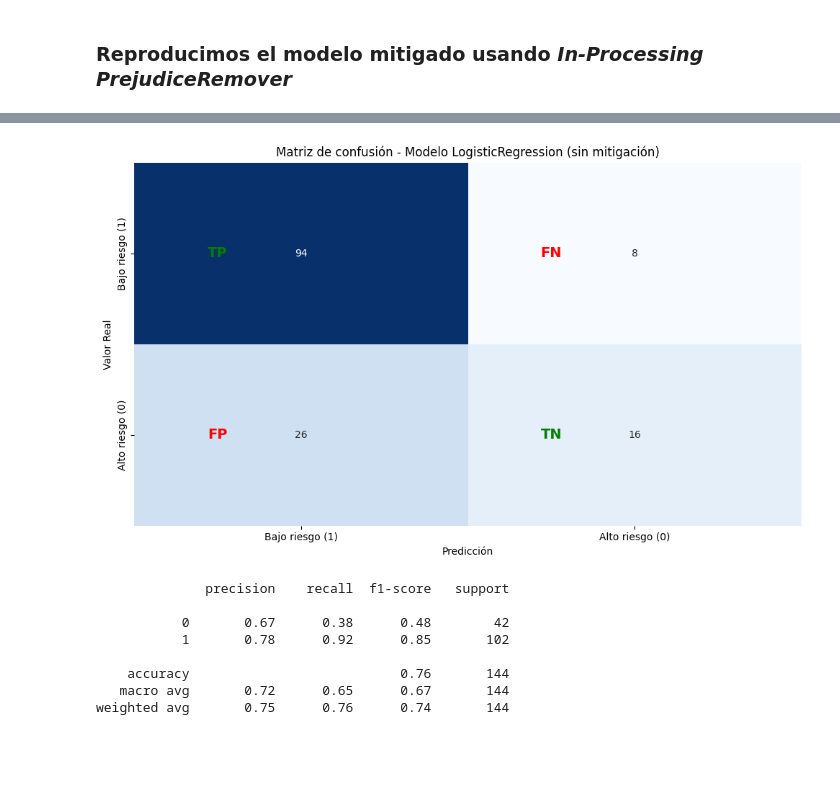
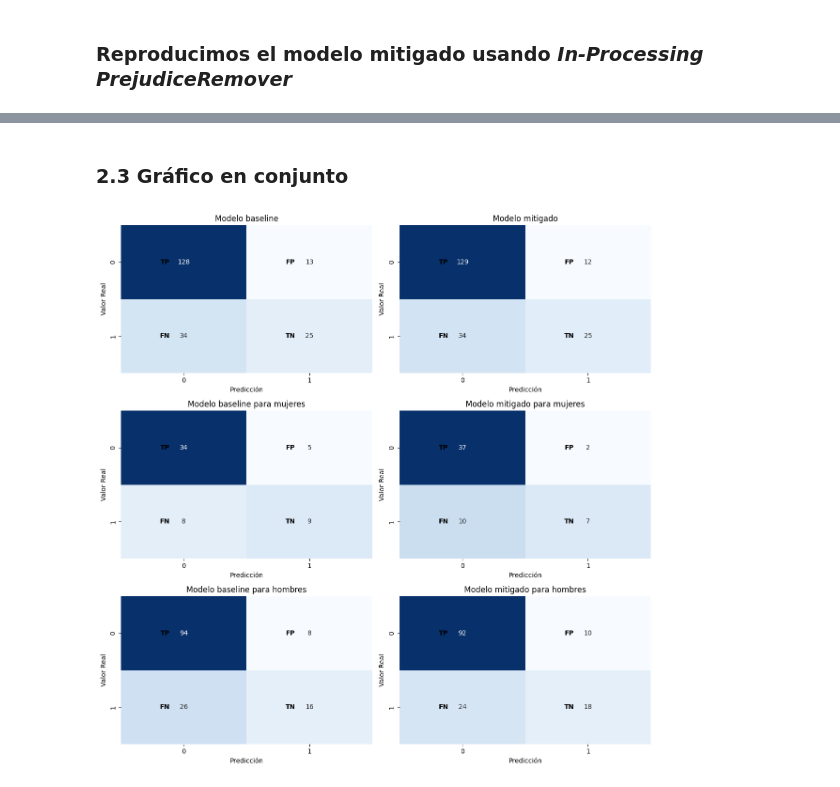
Before and after one commit to Gerardo1909/tpfinal_equidad, a Jupyter notebook: tp_final_fairness_ML/notebooks/06_evaluacion_final_fairness.ipynb, the cells around one changed output, grey strips where cells are left out. Saved outputs shown, nothing was run; the diff lists cells and outputs as text; code cells hidden in the pictures; blank space fills up the shorter version.

Commit message:
cleanup y mejora del gráfico de las matrices de confusión

```diff
--- a/tp_final_fairness_ML/notebooks/06_evaluacion_final_fairness.ipynb
+++ b/tp_final_fairness_ML/notebooks/06_evaluacion_final_fairness.ipynb
@@ -115,32 +142,39 @@ y_mitigated_pred_test = mitigator.predict(X_test, group_a_test, group_b_test)
 idx_group_0 = y_test.index[y_test.index.isin(idx_test) & (group_a_test == False)]
 idx_group_1 = y_test.index[y_test.index.isin(idx_test) & (group_a_test == True)]
 y_test_female = y_test.loc[idx_group_0]
+y_test_male = y_test.loc[idx_group_1]
 y_pred_test_female = y_pred_test[[i for i, idx in enumerate(idx_test) if idx in idx_group_0]]
-y_test_male = y_test.loc[idx_group_1]
 y_pred_test_male = y_pred_test[[i for i, idx in enumerate(idx_test) if idx in idx_group_1]]
 y_mitigated_pred_test_female = y_mitigated_pred_test[[i for i, idx in enumerate(idx_test) if idx in idx_group_0]]
 y_mitigated_pred_test_male = y_mitigated_pred_test[[i for i, idx in enumerate(idx_test) if idx in idx_group_1]]
 
 # Para el modelo sin mitigación
-cm_group_0 = confusion_matrix(
+cm_female = confusion_matrix(
     y_test_female,
     y_pred_test_female,
     labels=[1, 0]
 )
-cm_group_1 = confusion_matrix(
+cm_male = confusion_matrix(
     y_test_male,
     y_pred_test_male,
     labels=[1, 0]
 )
 
 # Para el modelo mitigado
-cm_mitigated_group_0 = confusion_matrix(
+cm_mitigated_female = confusion_matrix(
     y_test_female,
     y_mitigated_pred_test_female,
     labels=[1, 0]
 )
-cm_mitigated_group_1 = confusion_matrix(
+cm_mitigated_male = confusion_matrix(
     y_test_male,
     y_mitigated_pred_test_male,
     labels=[1, 0]
 )
+
+matrices.update({
+    "Modelo baseline para mujeres": cm_female,
+    "Modelo mitigado para mujeres": cm_mitigated_female,
+    "Modelo baseline para hombres": cm_male,
+    "Modelo mitigado para hombres": cm_mitigated_male
+})
@@ -286,13 +181,37 @@ weighted avg       0.76      0.77      0.76        56
-# %%
-plot_matriz_confusión(cm_logreg_group_1, "Modelo LogisticRegression (sin mitigación)")
-print(classification_report(y_test_male, y_logreg_pred_test_male))
-# %% [output]
-[figure, removed]
-              precision    recall  f1-score   support
-
-           0       0.67      0.38      0.48        42
-           1       0.78      0.92      0.85       102
-
-    accuracy                           0.76       144
-   macro avg       0.72      0.65      0.67       144
-weighted avg       0.75      0.76      0.74       144
+# %% [markdown]
+### 2.3 Gráfico en conjunto
+# %%
+# Visualizamos las matrices de confusión
+fig, ax = plt.subplots(3, 2, figsize=(12, 12))
+ax = ax.ravel()
+
+i = 0
+for titulo, matriz in matrices.items():
+    current_ax = ax[i]
+    sns.heatmap(
+        matriz,
+        annot=True,
+        fmt="d",
+        cmap="Blues",
+        ax=current_ax,
+        cbar=False
+    )
+    for (j, k), val in np.ndenumerate(matriz):
+        if j == 0 and k == 0:
+            label = "TP"
+        elif j == 1 and k == 0:
+            label = "FN"
+        elif j == 0 and k == 1:
+            label = "FP"
+        else:
+            label = "TN"
+        current_ax.text(k + 0.35, j + 0.45, f"\n{label}", color="black", ha="center", va="center", fontsize=10, fontweight="bold")
+    current_ax.set_title(titulo)
+    current_ax.set_xlabel("Predicción")
+    current_ax.set_ylabel("Valor Real")
+    i = i+1
+
+plt.tight_layout()
+plt.show()
+# %% [output]
+[figure, added]
```
Also changed, not shown: parts of 26 cells of this notebook.
